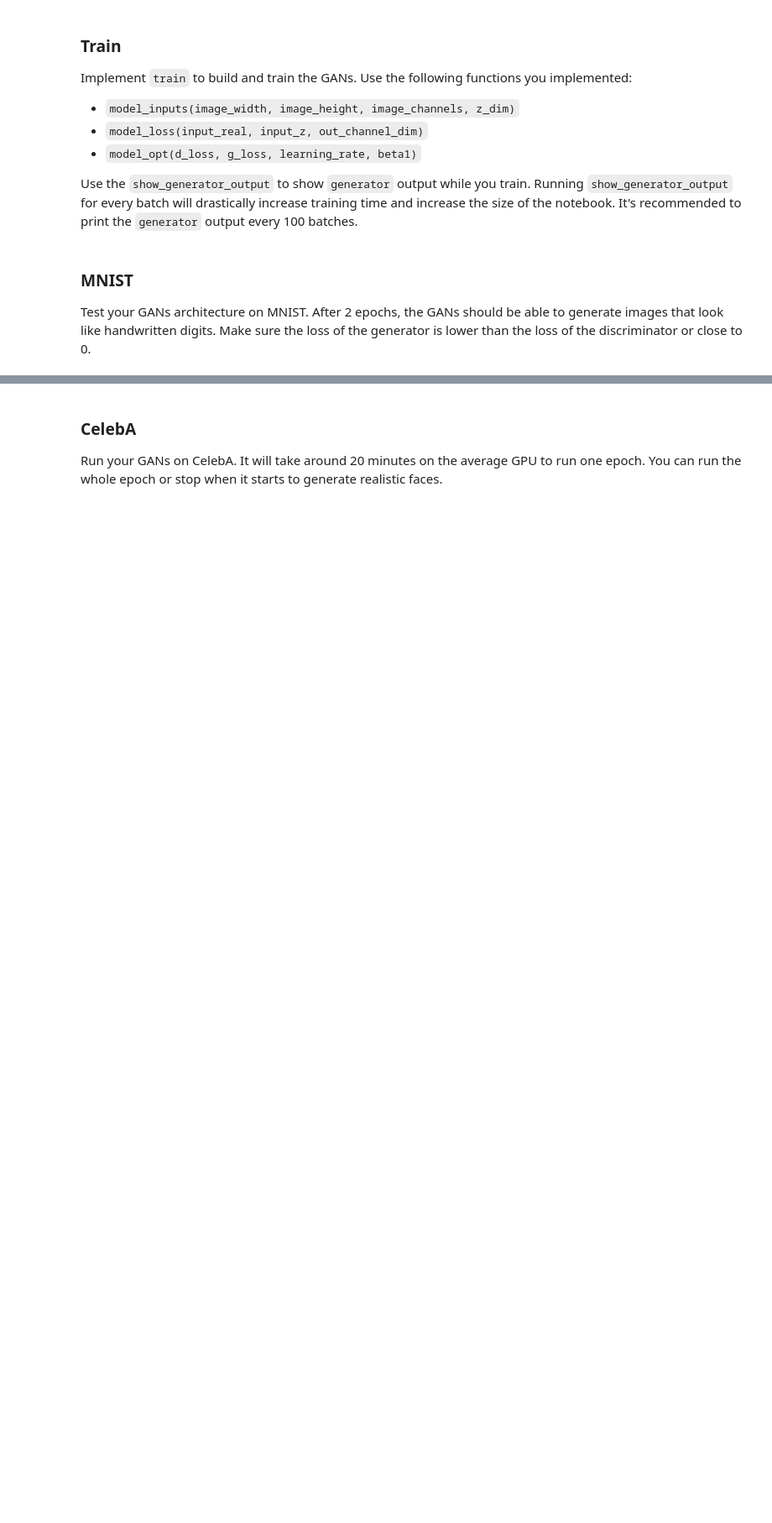
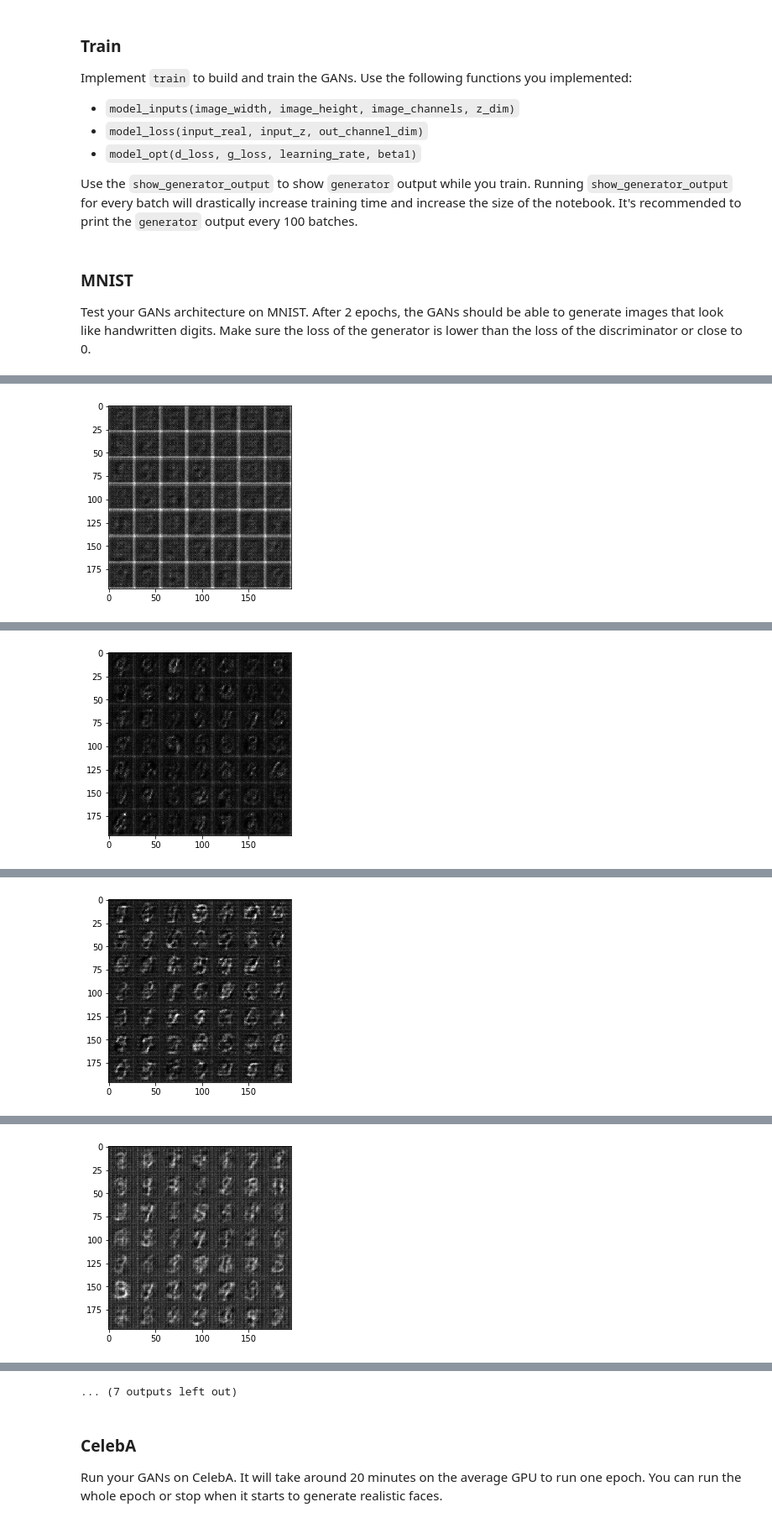
Before and after one commit to zhaojijet/UdacityDeepLearningProject, a Jupyter notebook: face_generation/dlnd_face_generation.ipynb, the cells around one changed output, grey strips where cells are left out. Shown at 84% size. Cells and saved outputs as stored; diff of their text form; code cells hidden in the pictures; blank space fills up the shorter version.

```diff
--- a/face_generation/dlnd_face_generation.ipynb
+++ b/face_generation/dlnd_face_generation.ipynb
@@ -180,20 +187,25 @@ def generator(z, out_channel_dim, is_train=True):
     # TODO: Implement Function
     with tf.variable_scope('generator', reuse=not is_train):
         # First fully connected layer
-        x1 = tf.layers.dense(z, 7*7*256)
+        x1 = tf.layers.dense(z, 7*7*512)
         # Reshape it to start the convolutional stack
-        x1 = tf.reshape(x1, (-1, 7, 7, 256))
+        x1 = tf.reshape(x1, (-1, 7, 7, 512))
         x1 = tf.layers.batch_normalization(x1, training=is_train)
         x1 = tf.maximum(0.01 * x1, x1)
-        # 7x7x256 now
+        # 7x7x512 now
 
-        x2 = tf.layers.conv2d_transpose(x1, 128, 5, strides=2, padding='same')
+        x2 = tf.layers.conv2d_transpose(x1, 256, 5, strides=2, padding='same')
         x2 = tf.layers.batch_normalization(x2, training=is_train)
         x2 = tf.maximum(0.01 * x2, x2)
-        # 14x14x128 now
+        # 14x14x256 now
+
+        x3 = tf.layers.conv2d_transpose(x2, 128, 5, strides=2, padding='same')
+        x3 = tf.layers.batch_normalization(x3, training = is_train)
+        x3 = tf.maximum(0.01 * x3, x3)
+        # 28x28x128 now
 
         # Output layer
-        logits = tf.layers.conv2d_transpose(x2, out_channel_dim, 5, strides=2, padding='same')
+        logits = tf.layers.conv2d_transpose(x3, out_channel_dim, 5, strides=1, padding='same')
         # 28x28x3 now
 
         out = tf.tanh(logits)
@@ -330,14 +342,11 @@ def train(epoch_count, batch_size, z_dim, learning_rate, beta1, get_batches, dat
     # TODO: Build Model
     steps = 0
     _, image_width, image_height, image_channels = data_shape
-    class GAN:
-        def __init__(self, image_width, image_height, image_channels, z_size, learning_rate, beta1=0.5):
-            tf.reset_default_graph()
-            self.input_real, self.input_z, lr = model_inputs(image_width, image_height, image_channels, z_size)
-            self.d_loss, self.g_loss = model_loss(self.input_real, self.input_z, image_channels)
-            self.d_opt, self.g_opt = model_opt(self.d_loss, self.g_loss, learning_rate, beta1)
+    input_real, input_z, lr = model_inputs(image_width, image_height,image_channels, z_dim)
+    d_loss, g_loss = model_loss(input_real, input_z,image_channels)
+    d_opt, g_opt = model_opt(d_loss, g_loss, lr, beta1)
 
-    net = GAN(image_width, image_height, image_channels, z_dim, learning_rate, beta1)
+    is_train = tf.placeholder(tf.bool)
 
     with tf.Session() as sess:
         sess.run(tf.global_variables_initializer())
@@ -348,30 +357,31 @@ def train(epoch_count, batch_size, z_dim, learning_rate, beta1, get_batches, dat
 
                 # Sample random noise for G
                 batch_z = np.random.uniform(-1, 1, size=(batch_size, z_dim))
+                batch_z = batch_z*2
 
                 # Run optimizers
-                _ = sess.run(net.d_opt, feed_dict={net.input_real: batch_images, net.input_z: batch_z})
-                _ = sess.run(net.g_opt, feed_dict={net.input_z: batch_z, net.input_real: batch_images})
+                _ = sess.run(d_opt, feed_dict={input_real: batch_images, input_z: batch_z, lr: learning_rate})
+                _ = sess.run(g_opt, feed_dict={input_z: batch_z, input_real: batch_images, lr: learning_rate})
 
                 if steps % 10 == 0:
                     # At the end of each epoch, get the losses and print them out
-                    train_loss_d = net.d_loss.eval({net.input_z: batch_z, net.input_real: batch_images})
-                    train_loss_g = net.g_loss.eval({net.input_z: batch_z})
+                    train_loss_d = d_loss.eval({input_z: batch_z, input_real: batch_images})
+                    train_loss_g = g_loss.eval({input_z: batch_z})
 
                     print("Epoch {}/{}...".format(epoch_i+1, epoch_count),
                           "Discriminator Loss: {:.4f}...".format(train_loss_d),
                           "Generator Loss: {:.4f}".format(train_loss_g))
 
                 if steps % 100 == 0:
-                    show_generator_output(sess, batch_size, net.input_z, image_channels, data_image_mode)
+                    show_generator_output(sess, 50, input_z, image_channels, data_image_mode)
 # %% [markdown]
 ### MNIST
 Test your GANs architecture on MNIST.  After 2 epochs, the GANs should be able to generate images that look like handwritten digits.  Make sure the loss of the generator is lower than the loss of the discriminator or close to 0.
 # %%
 batch_size = 128
 z_dim = 100
-learning_rate = 0.0002
-beta1 = 0.5
+learning_rate = 0.0001
+beta1 = 0.1
 
 
 """
@@ -387,0 +407 @@ IndexError: list index out of range
+[figure, added]
@@ -387,0 +418 @@ IndexError: list index out of range
+[figure, added]
@@ -387,0 +429 @@ IndexError: list index out of range
+[figure, added]
@@ -387,0 +440 @@ IndexError: list index out of range
+[figure, added]
@@ -388,3 +463,4 @@ IndexError: list index out of range
+... (7 outputs left out)
 # %% [markdown]
 ### CelebA
 Run your GANs on CelebA.  It will take around 20 minutes on the average GPU to run one epoch.  You can run the whole epoch or stop when it starts to generate realistic faces.
```
Also changed, not shown: parts of 7 cells of this notebook.
